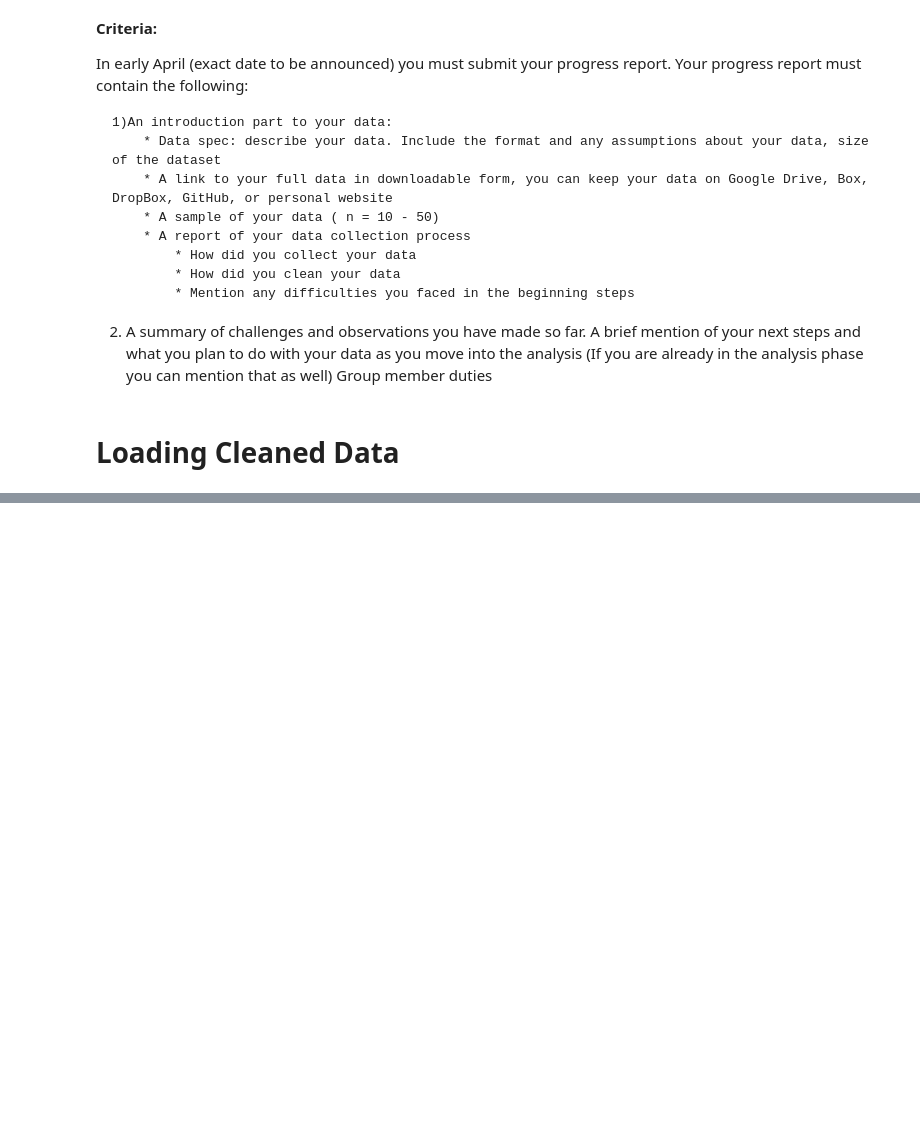
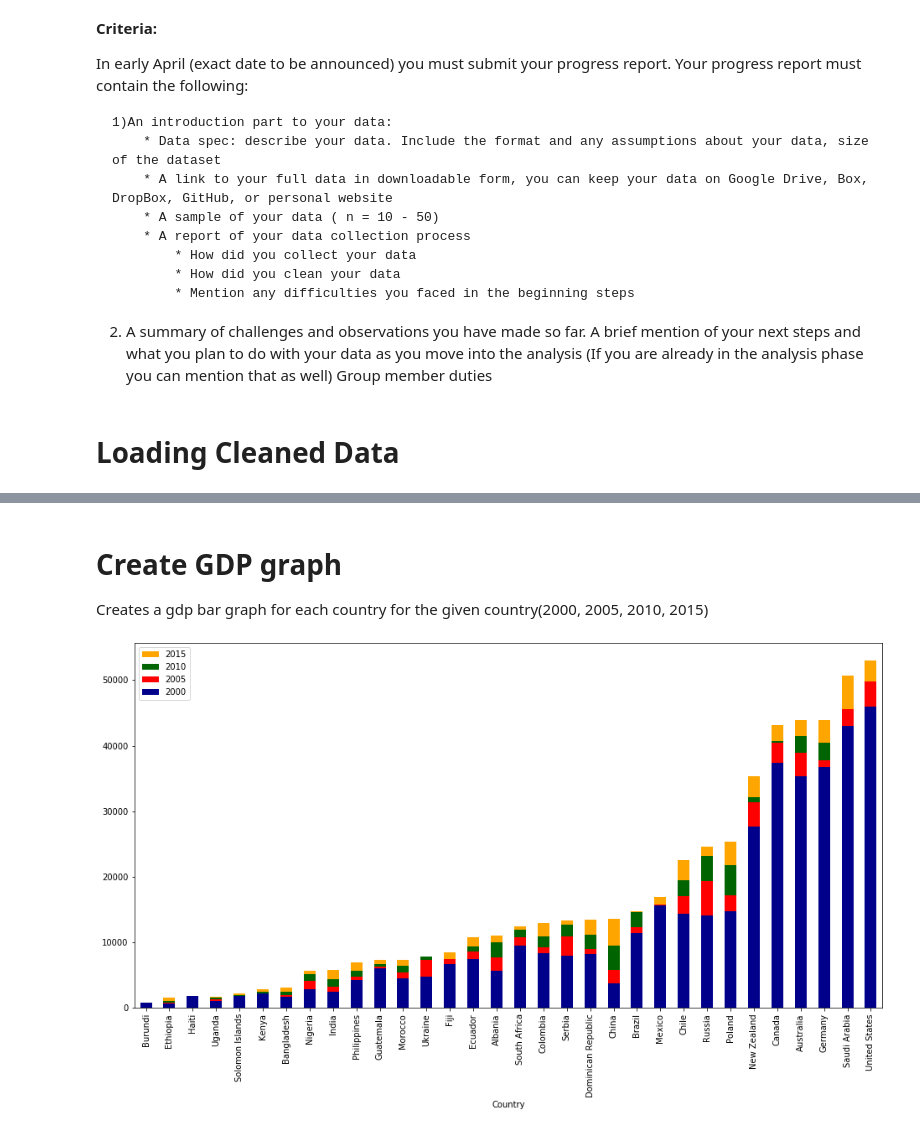
Before and after one commit to nairbdev2/Child_Mortality_Analysis_2000_2015, a Jupyter notebook: pnyb_files/CS418_ds_finalproject.ipynb, the cells around one changed output, grey strips where cells are left out. Drawn from its saved outputs; the diff is of its cells as text; code cells hidden in the pictures; blank space fills up the shorter version.

Commit message:
Population sorting needs to be done

```diff
--- a/pnyb_files/CS418_ds_finalproject.ipynb
+++ b/pnyb_files/CS418_ds_finalproject.ipynb
@@ -36,3 +36,6 @@ dfInjuries = pd.read_csv('../datasets/CleanedDiseases/CleanedInjuries.csv')
 dfMeasles_mortality = pd.read_csv('../datasets/CleanedDiseases/Cleanedmeasles_mortality.csv')
 dfPrematurity = pd.read_csv('../datasets/CleanedDiseases/CleanedPrematurity.csv')
 dfSepsis = pd.read_csv('../datasets/CleanedDiseases/CleanedSepsis.csv')
+dfGDP = pd.read_csv('../datasets/CleanedGDP/Clean_gdp2.csv', index_col=0)
+
+dfPopulation
@@ -46,0 +129,13 @@ sepsis_percentage = (dfSepsis.iloc[:, 1:5]/(dfPopulation.iloc[:, 1:5] * 1000)) *
+# %% [markdown]
+<h1> Create GDP graph </h1>
+Creates a gdp bar graph for each country for the given country(2000, 2005, 2010, 2015)
+# %%
+dfGDP = dfGDP.sort_values(by=['2015','2010','2005','2000'])
+_, ax = plt.subplots()
+dfGDP['2015'].plot(kind='bar', ax=ax, color='Orange',figsize=(16,8),legend=True)
+dfGDP['2010'].plot(kind='bar', ax=ax, color='DarkGreen',legend=True)
+dfGDP['2005'].plot(kind='bar', ax=ax, color='Red',legend=True)
+dfGDP['2000'].plot(kind='bar', ax=ax, color='DarkBlue',legend=True)
+plt.show();
+# %% [output]
+[figure, added]
```
Also changed, not shown: parts of 9 cells of this notebook.
